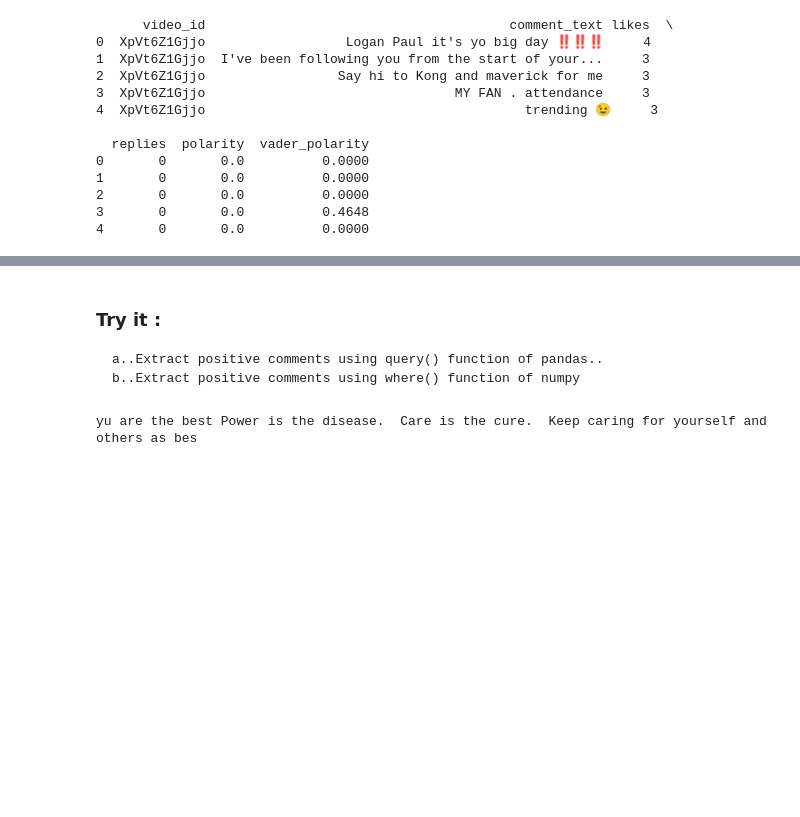
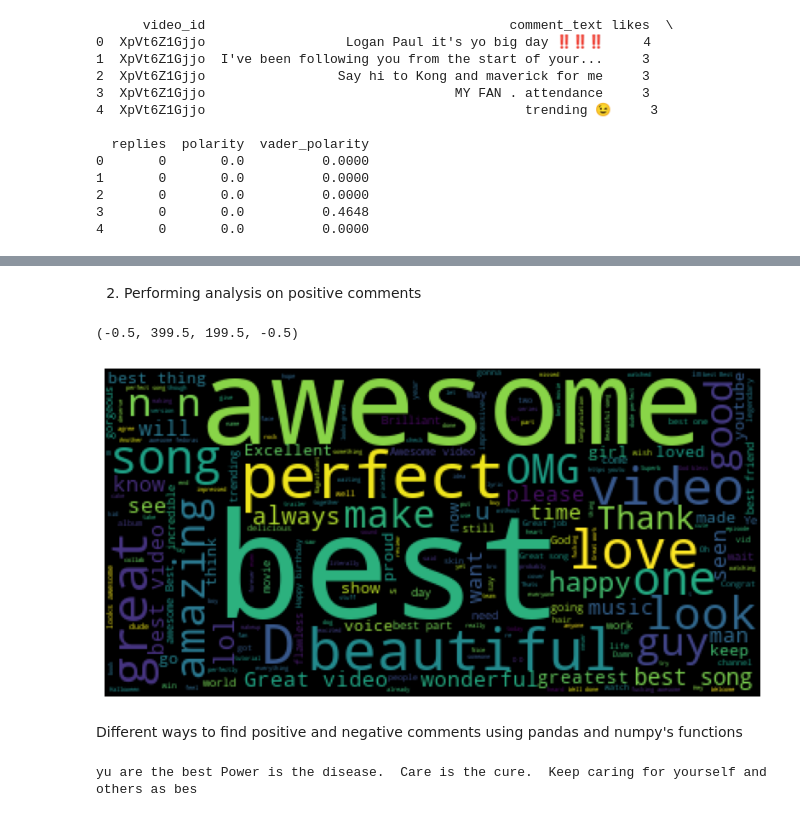
Before and after one commit to dkhiani6/Data-Analysis-Projects, a Jupyter notebook: YouTube Comments Text Analysis/youtube_txt_analysis.ipynb, the cells around one changed output, grey strips where cells are left out. Cells and saved outputs as stored; diff of their text form; code cells hidden in the pictures; blank space fills up the shorter version.

```diff
--- a/YouTube Comments Text Analysis/youtube_txt_analysis.ipynb
+++ b/YouTube Comments Text Analysis/youtube_txt_analysis.ipynb
@@ -200 +170,12 @@ plt.axis('off')
+# %% [markdown]
+2. Performing analysis on positive comments
+# %%
+total_comments_pos =' '.join(comments_positive['comment_text'])
+wordcloud=WordCloud(stopwords=set(STOPWORDS)).generate(total_comments_pos)
+plt.figure(figsize=(15,5))
+plt.imshow(wordcloud)
+plt.axis('off')
+# %% [output]
+(-0.5, 399.5, 199.5, -0.5)
+[figure, new version]
 # %%
@@ -202,7 +183,5 @@ plt.axis('off')
-# %% [markdown]
-### Try it :
-    a..Extract positive comments using query() function of pandas..
-    b..Extract positive comments using where() function of numpy
+# %% [markdown]
+Different ways to find positive and negative comments using pandas and numpy's functions
 # %%
 pos_comments = comments.query('polarity == 1')['comment_text']
 # pos_comments.head()
```
Also changed, not shown: parts of 88 cells of this notebook.
